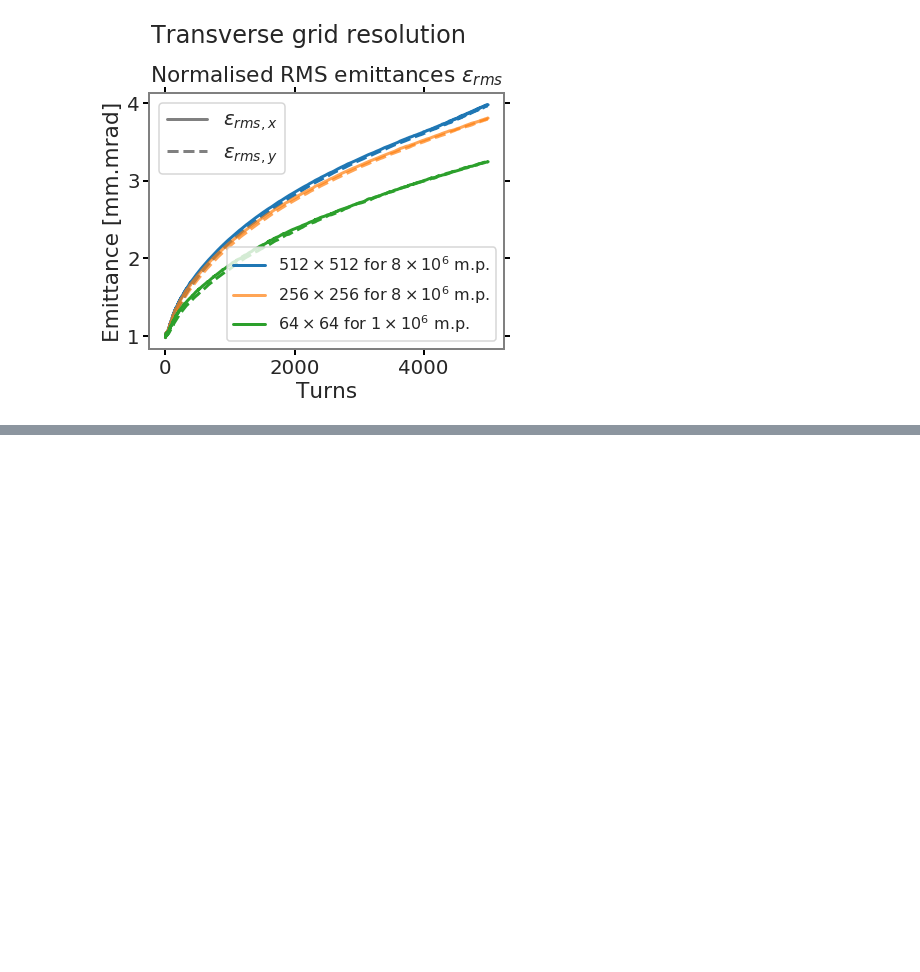
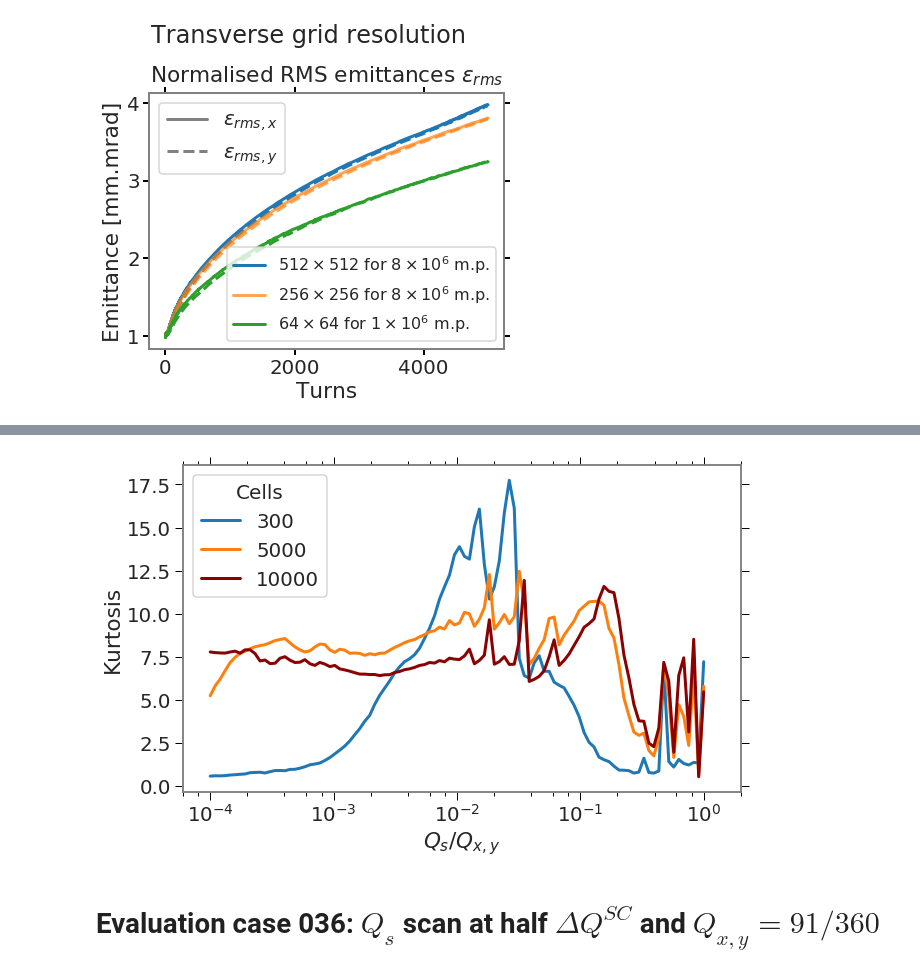
Before and after one commit to aoeftiger/sixtracklib_pyht_playground, a Jupyter notebook: fodo_sc/Summary.ipynb, the cells around one changed output, grey strips where cells are left out. Cells and saved outputs as stored; diff of their text form; code cells hidden in the pictures; blank space fills up the shorter version.

```diff
--- a/fodo_sc/Summary.ipynb
+++ b/fodo_sc/Summary.ipynb
@@ -280,0 +369,46 @@ plt.savefig('comparison_gridresolution.png', dpi=150, bbox_inches='tight')
+# %%
+k_results = {}
+for d in (0,1,2,3):
+    for it in range(1,26):
+        try:
+            k = np.load("035_Qs-scan_based_on_027/results_{}/Data/{}/results_kurtosis_x.npy".format(d, it))
+            k_results[(d, it)] = k[[0, 300, 5000, 10000, 20000, -1]]
+        except FileNotFoundError:
+            pass
+# %%
+k_r = {}
+for (d, it) in k_results:
+    k_r[to_qs(d, it)] = k_results[(d, it)]
+# %%
+Qs = np.array(sorted(k_r.keys()))#[:-2]
+k_300 = np.array([k_r[qs][1] for qs in Qs])
+k_5000 = np.array([k_r[qs][2] for qs in Qs])
+k_10000 = np.array([k_r[qs][3] for qs in Qs])
+k_20000 = np.array([k_r[qs][4] for qs in Qs])
+k_50000 = np.array([k_r[qs][5] for qs in Qs])
+# %%
+plt.figure(figsize=(10, 6))
+plt.plot(Qs / (92./360.), k_300, label='300')
+plt.plot(Qs / (92./360.), k_5000, label='5000')
+plt.plot(Qs / (92./360.), k_10000, color='darkred', label='10000')
+lgd = plt.legend(title='Cells')
+plt.setp(lgd.get_title(),fontsize=20)
+plt.xscale("log")
+
+ax = plt.gca()
+ax.tick_params(direction='out', length=8, width=1, color='black', which='major', reset=True)
+ax.tick_params(direction='out', length=4, width=1, color='black', which='minor', reset=True)
+plt.grid(False)
+
+locmin = mpl.ticker.LogLocator(base=10.0, subs=(0.2,0.4,0.6,0.8), numticks=12)
+ax.xaxis.set_minor_locator(locmin)
+ax.xaxis.set_minor_formatter(mpl.ticker.NullFormatter())
+
+plt.xlim(0.6e-4, 2e0)
+plt.xlabel('$Q_s / Q_{x,y}$')
+plt.ylabel(r'Kurtosis')
+plt.savefig('035_Qs-scan_based_on_027/kurtosis_vs_Qs.pdf', bbox_inches='tight')
+# %% [output]
+[figure, added]
+# %% [markdown]
+# Evaluation case 036: $Q_s$ scan at half $\Delta Q^{SC}$ and $Q_{x,y}=91/360$
```
Also changed, not shown: parts of 14 cells of this notebook.
